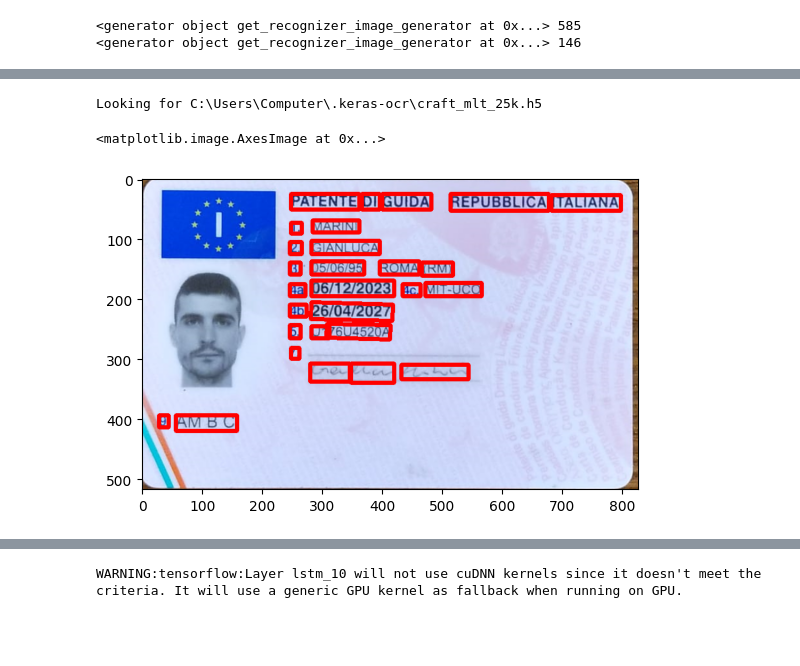
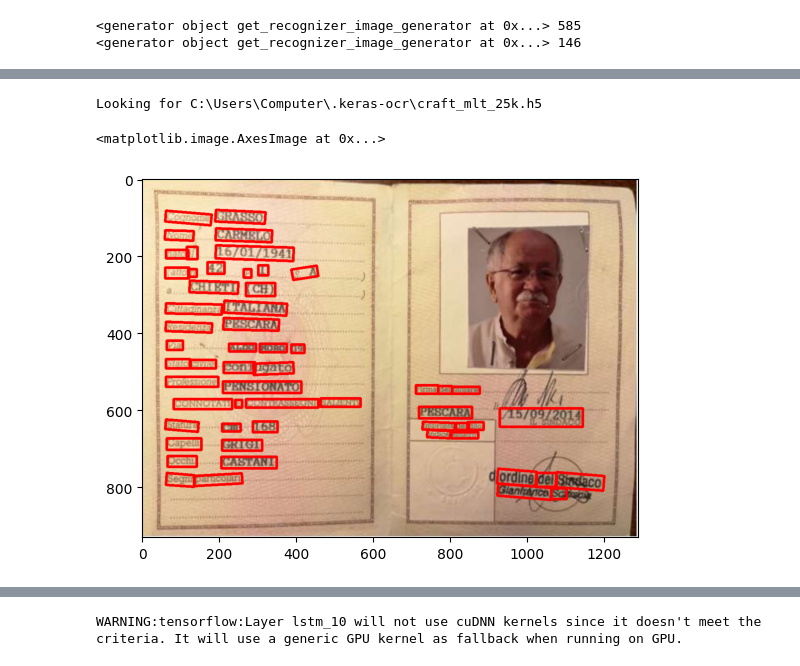
Before and after one commit to gia-95/OCR_custom, a Jupyter notebook: train_recognizer_definitivo.ipynb, the cells around one changed output, grey strips where cells are left out. Drawn from its saved outputs; the diff is of its cells as text; code cells hidden in the pictures; blank space fills up the shorter version.

```diff
--- a/train_recognizer_definitivo.ipynb
+++ b/train_recognizer_definitivo.ipynb
@@ -184,20 +184,20 @@ Predicted: sanitaria, Actual: sanitaria
 import cv2
 # %%
 detector = keras_ocr.detection.Detector(weights='clovaai_general')
-pathFile = 'documenti_test/patente.png'
+pathFile = 'documenti_test\identitaVecchia_interno_grasso.jpg'
 # Original Image -> label Detector
 
 image_original = keras_ocr.tools.read(pathFile)
 
 boxes_orignial = detector.detect(images=[image_original])[0]
 
 drawn = keras_ocr.tools.drawBoxes(image=image_original, boxes=boxes_orignial)
 
 plt.imshow(drawn)
 # %% [output]
 Looking for C:\Users\Computer\.keras-ocr\craft_mlt_25k.h5
 <matplotlib.image.AxesImage at 0x...>
-[figure, old version]
+[figure, new version]
 # %%
 array = []
 for idx,box in enumerate(boxes_orignial) :
```
Also changed, not shown: parts of 10 cells of this notebook, 22 other files.
